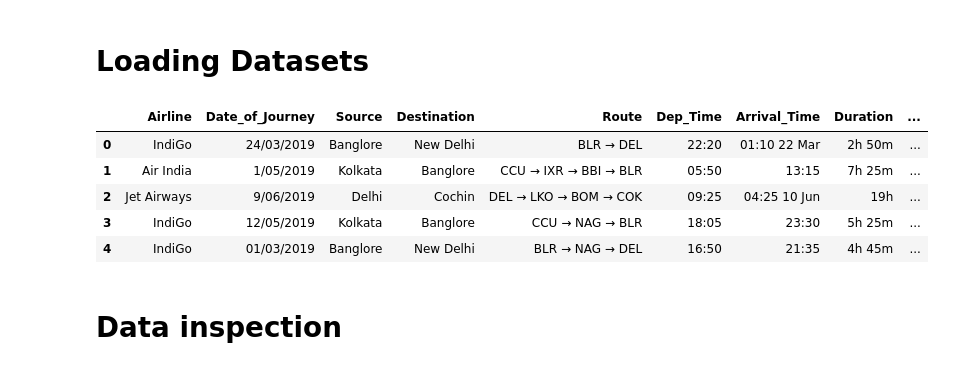
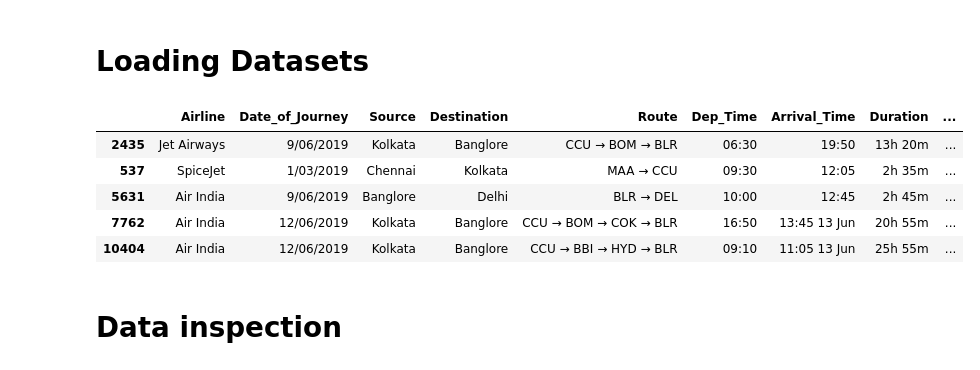
Before and after one commit to rajendra195/data_science_ML_Metro, a Jupyter notebook: week_07/day_02/linear regression assignment.ipynb, the cells around one changed output. Cells and saved outputs as stored; diff of their text form; code cells hidden in the pictures.

```diff
--- a/week_07/day_02/linear regression assignment.ipynb
+++ b/week_07/day_02/linear regression assignment.ipynb
@@ -3,15 +3,15 @@
 # %%
 import pandas as pd
 import openpyxl
 df = pd.read_excel("data/Data_Train.xlsx", engine="openpyxl")
-df.head()
+df.sample(5)
 # %% [output]
 |  | Airline | Date_of_Journey | Source | Destination | Route | Dep_Time | Arrival_Time | Duration | ... |
-| 0 | IndiGo | 24/03/2019 | Banglore | New Delhi | BLR → DEL | 22:20 | 01:10 22 Mar | 2h 50m | ... |
-| 1 | Air India | 1/05/2019 | Kolkata | Banglore | CCU → IXR → BBI → BLR | 05:50 | 13:15 | 7h 25m | ... |
-| 2 | Jet Airways | 9/06/2019 | Delhi | Cochin | DEL → LKO → BOM → COK | 09:25 | 04:25 10 Jun | 19h | ... |
-| 3 | IndiGo | 12/05/2019 | Kolkata | Banglore | CCU → NAG → BLR | 18:05 | 23:30 | 5h 25m | ... |
-| 4 | IndiGo | 01/03/2019 | Banglore | New Delhi | BLR → NAG → DEL | 16:50 | 21:35 | 4h 45m | ... |
+| 2435 | Jet Airways | 9/06/2019 | Kolkata | Banglore | CCU → BOM → BLR | 06:30 | 19:50 | 13h 20m | ... |
+| 537 | SpiceJet | 1/03/2019 | Chennai | Kolkata | MAA → CCU | 09:30 | 12:05 | 2h 35m | ... |
+| 5631 | Air India | 9/06/2019 | Banglore | Delhi | BLR → DEL | 10:00 | 12:45 | 2h 45m | ... |
+| 7762 | Air India | 12/06/2019 | Kolkata | Banglore | CCU → BOM → COK → BLR | 16:50 | 13:45 13 Jun | 20h 55m | ... |
+| 10404 | Air India | 12/06/2019 | Kolkata | Banglore | CCU → BBI → HYD → BLR | 09:10 | 11:05 13 Jun | 25h 55m | ... |
 # %% [markdown]
 # Data inspection
 # %%
```
Also changed, not shown: parts of 6 cells of this notebook, 1 other file.
